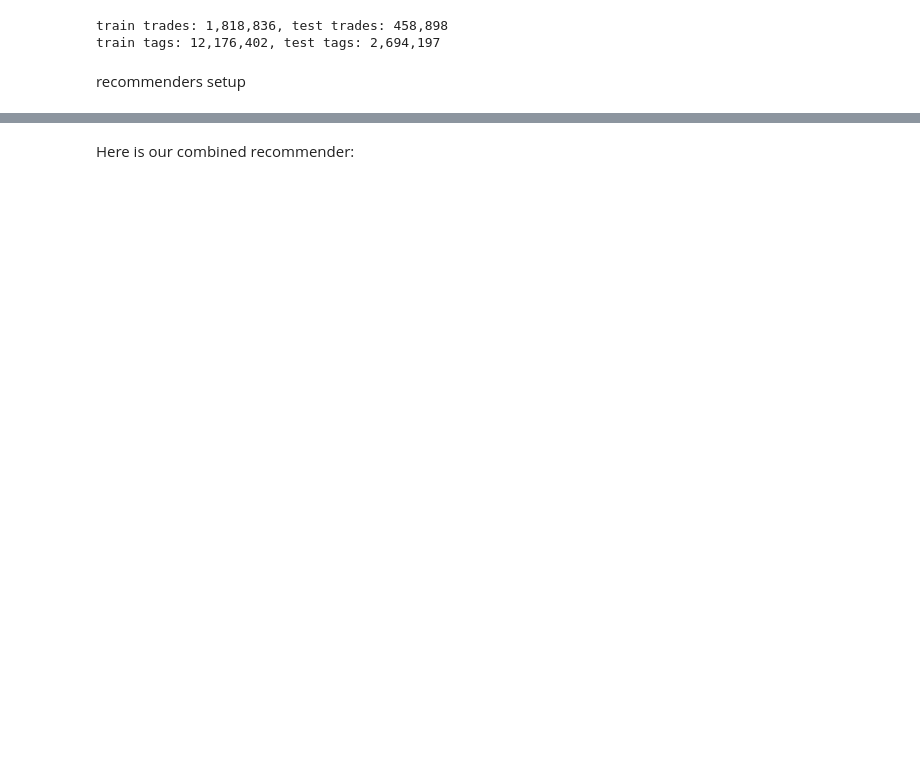
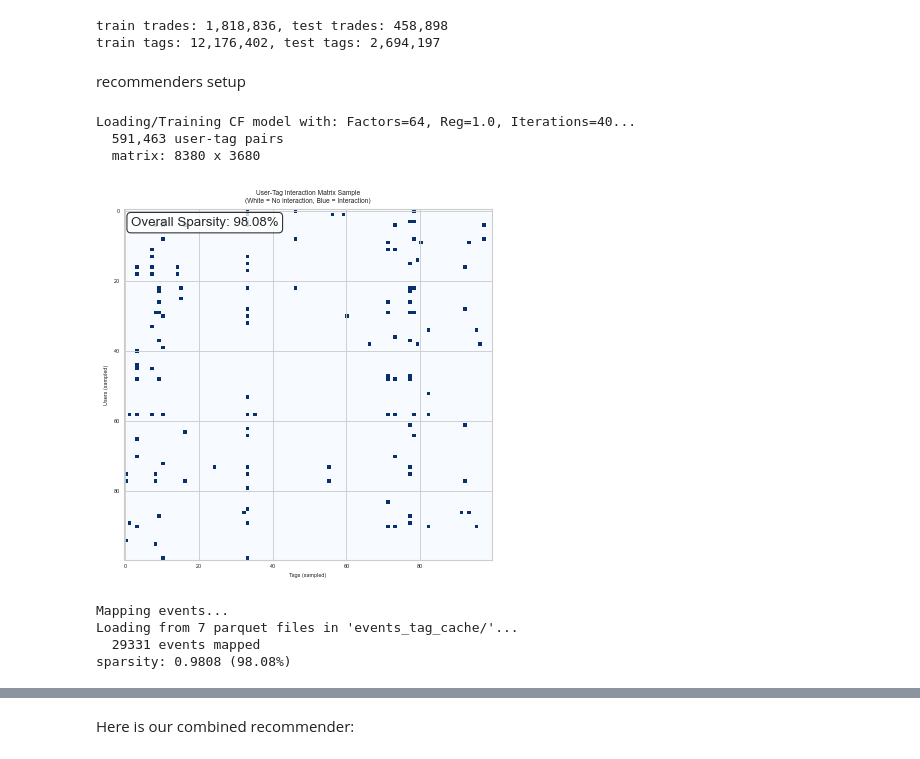
Before and after one commit to KostyalBalint/polymarket-computational-tools, a Jupyter notebook: Combined_recommendation.ipynb, the cells around one changed output, grey strips where cells are left out. Drawn from its saved outputs; the diff is of its cells as text; code cells hidden in the pictures; blank space fills up the shorter version.

```diff
--- a/Combined_recommendation.ipynb
+++ b/Combined_recommendation.ipynb
@@ -82,4 +82,24 @@ train trades: 1,818,836, test trades: 458,898
 train tags: 12,176,402, test tags: 2,694,197
 # %% [markdown]
 recommenders setup
+# %%
+# Collaborative filtering  setup
+from collaborative_filtering.cf_recommender import load_cf_model
+
+cf_model = load_cf_model(
+    train_tags,
+    factors=64,           # 128 causes overfitting
+    regularization=1.0,   # moderate regularization works best
+    iterations=40,        # 40 is sufficient
+    alpha=100             # high confidence weighting helps
+)
+# %% [output]
+Loading/Training CF model with: Factors=64, Reg=1.0, Iterations=40...
+  591,463 user-tag pairs
+  matrix: 8380 x 3680
+[figure, added]
+Mapping events...
+Loading from 7 parquet files in 'events_tag_cache/'...
+  29331 events mapped
+sparsity: 0.9808 (98.08%)
 # %%
```
Also changed, not shown: parts of 5 cells of this notebook, 2 other files.
